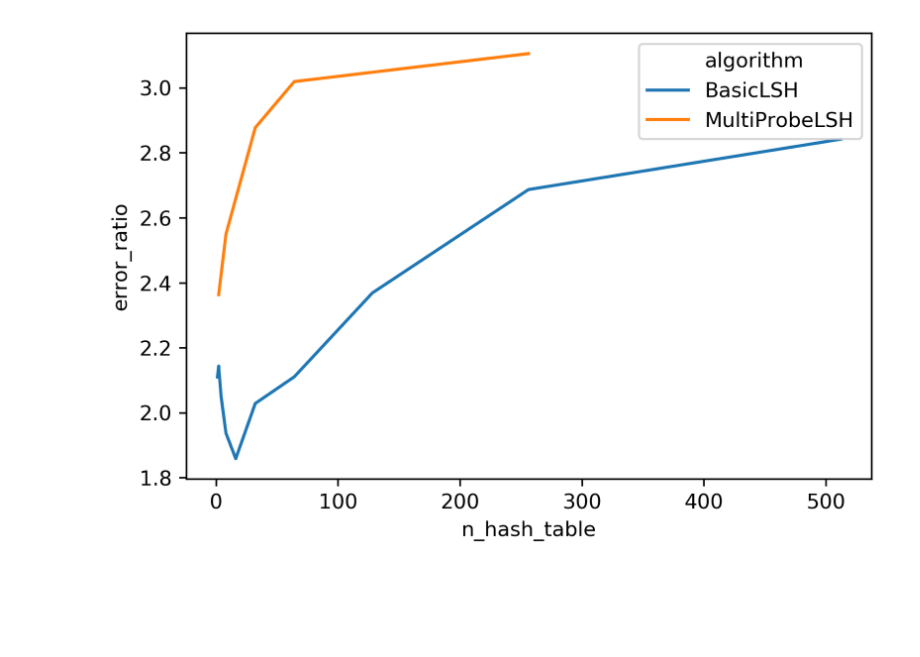
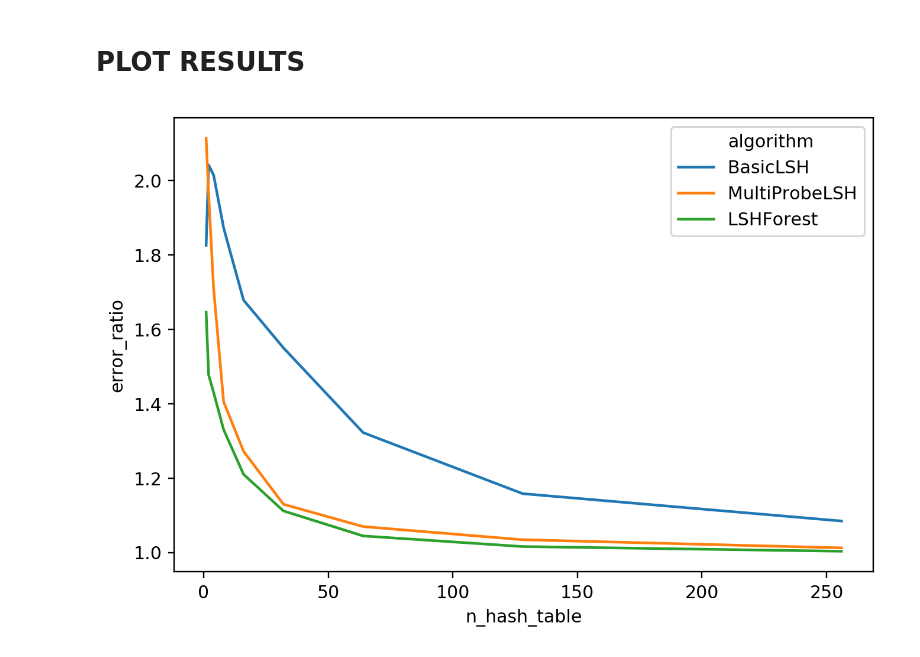
Before and after one commit to lizeyan/lsh, a Jupyter notebook: collect_results.ipynb, the cells around one changed output. Cells and saved outputs as stored; diff of their text form; code cells hidden in the pictures; blank space fills up the shorter version.

```diff
--- a/collect_results.ipynb
+++ b/collect_results.ipynb
@@ -3,0 +6,7 @@ data = pd.read_csv("outputs/basic_multi_probe/results/1559121161.csv")
+# %%
+import json
+with open('outputs/log_forest', 'r') as f:
+    lsh_forest_data = list(map(eval, f))
+lsh_forest_data = pd.DataFrame.from_records(lsh_forest_data)
+# %%
+total_data = pd.concat([basic_multi_probe_data, lsh_forest_data])
@@ -31,9 +52,46 @@ plt.close()
-# %%
-fig = plt.figure(dpi=326)
-the_df = data[(data.w == 8.) & (data.n_compounds == 8) \
-              & (~(data.algorithm == 'MultiProbeLSH')|(data.t == 128.))]
-sns.lineplot(x='n_hash_table', y='error_ratio', hue='algorithm', data=the_df)
-plt.show()
-plt.close()
-# %% [output]
-[figure, removed]
+# %%
+data = total_data
+data = data[~(data.algorithm.isin(['BasicLSH', 'MultiProbeLSH'])) \
+                  | ((data.w == 8.) & (data.n_compounds == 8))]
+data = data[~(data.algorithm.isin(['MultiProbeLSH'])) \
+                  | ((data.t == 16.))]
+# %% [markdown]
+# PLOT RESULTS
+# %%
+the_df = data
+
+fig = plt.figure(dpi=216)
+sns.lineplot(x='n_hash_table', y='error_ratio', hue='algorithm', data=the_df)
+# plt.show()
+plt.tight_layout(pad=0)
+plt.savefig('presentation/figures/error_ratio.pdf')
+
+fig = plt.figure(dpi=216)
+sns.lineplot(x='n_hash_table', y='recall', hue='algorithm', data=the_df)
+# plt.show()
+plt.tight_layout(pad=0)
+plt.savefig('presentation/figures/recall.pdf')
+plt.close()
+
+fig = plt.figure(dpi=216)
+sns.lineplot(x='n_hash_table', y='c/n', hue='algorithm', data=the_df)
+# plt.show()
+plt.tight_layout(pad=0)
+plt.savefig('presentation/figures/c_n.pdf')
+plt.close()
+
+fig = plt.figure(dpi=216)
+sns.lineplot(x='n_hash_table', y='build_time', hue='algorithm', data=the_df)
+# plt.show()
+plt.tight_layout(pad=0)
+plt.savefig('presentation/figures/build_time.pdf')
+plt.close()
+
+fig = plt.figure(dpi=216)
+sns.lineplot(x='n_hash_table', y='search_time', hue='algorithm', data=the_df)
+# plt.show()
+plt.tight_layout(pad=0)
+plt.savefig('presentation/figures/search_time.pdf')
+plt.close()
+# %% [output]
+[figure, added]
```
Also changed, not shown: parts of 7 cells of this notebook, 8 other files.
